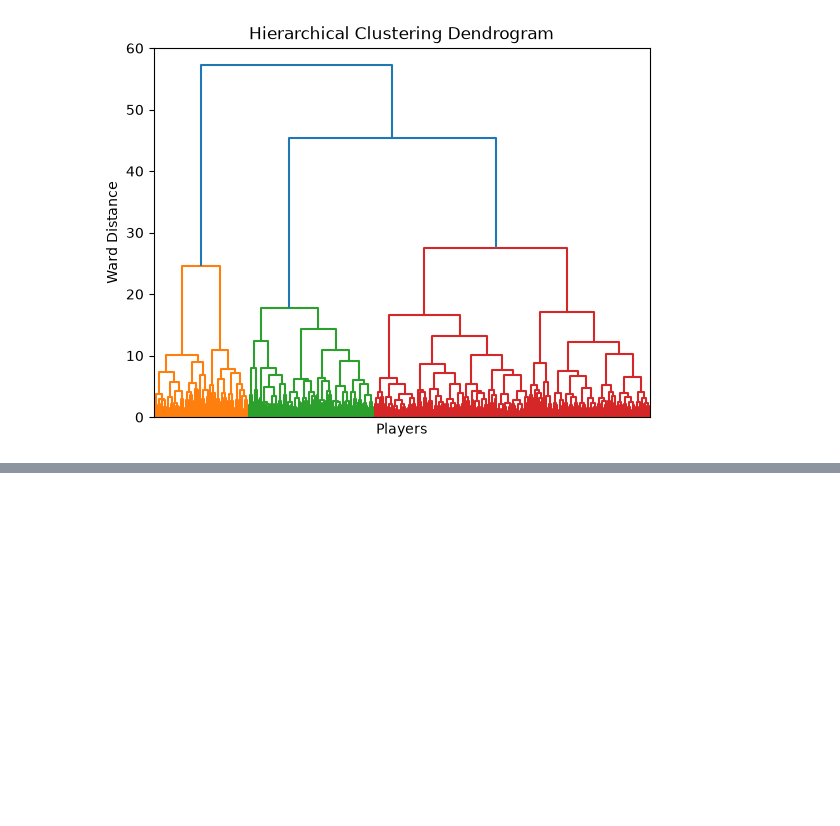
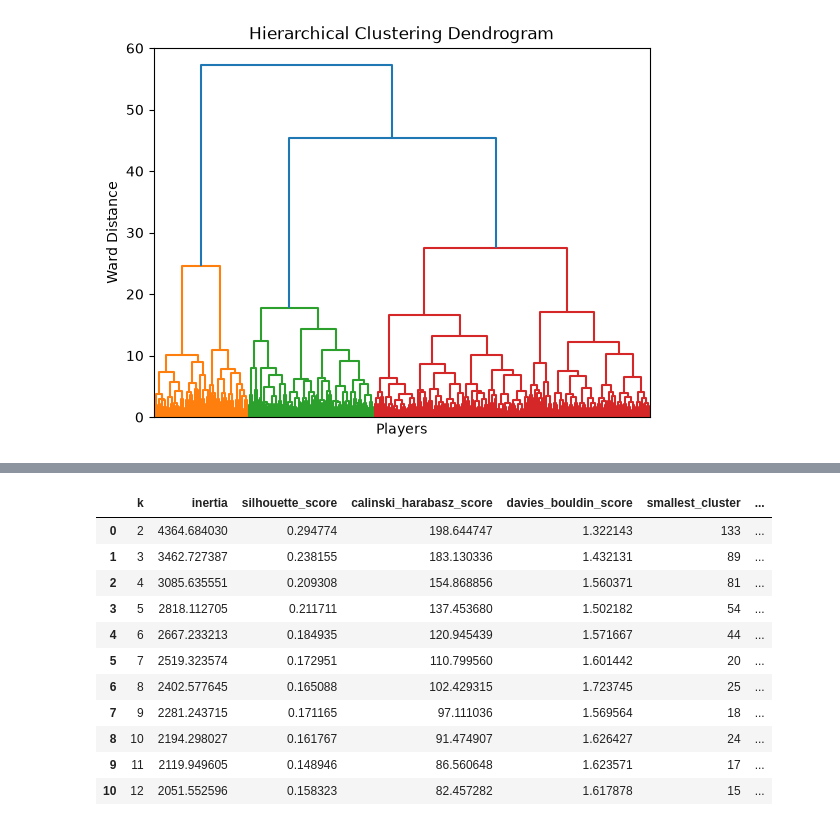
Before and after one commit to alex-abrego/nba-player-archetype-analysis, a Jupyter notebook: notebooks/04_model_selection.ipynb, the cells around one changed output, grey strips where cells are left out. Drawn from its saved outputs; the diff is of its cells as text; code cells hidden in the pictures; blank space fills up the shorter version.

```diff
--- a/notebooks/04_model_selection.ipynb
+++ b/notebooks/04_model_selection.ipynb
@@ -880,0 +991,48 @@ plt.show()
+# %%
+X_log = X.copy()
+skewed_features = [
+    "POT_AST_PER_100",
+    "DRIVES_PER_100",
+    "PULL_UP_FGA_PER_100",
+    "PAINT_TOUCHES_PER_100",
+    "SCREEN_AST_PER_100",
+    "BLK_PCT",
+    "BOXOUTS_PER_100",
+    "MIDRANGE_FGA_RATE"
+]
+
+for feature in skewed_features:
+    X_log[feature] = np.log1p(X_log[feature])
+
+X_log_scaled = StandardScaler().fit_transform(X_log)
+# %%
+kmeans_results_log = []
+
+for k in k_values:
+    model_log = KMeans(n_clusters=k, random_state=28, n_init=20)
+    labels_log = model_log.fit_predict(X_log_scaled)
+    kmeans_results_log.append({
+        "k": k,
+        "inertia": model_log.inertia_,
+        "silhouette_score": silhouette_score(X_log_scaled, labels_log),
+        "calinski_harabasz_score": calinski_harabasz_score(X_log_scaled, labels_log),
+        "davies_bouldin_score": davies_bouldin_score(X_log_scaled, labels_log),
+        "smallest_cluster": pd.Series(labels_log).value_counts().min(),
+        "largest_cluster": pd.Series(labels_log).value_counts().max()
+    })
+
+kmeans_results_log = pd.DataFrame(kmeans_results_log)
+kmeans_results_log
+# %% [output]
+|  | k | inertia | silhouette_score | calinski_harabasz_score | davies_bouldin_score | smallest_cluster | ... |
+| 0 | 2 | 4364.684030 | 0.294774 | 198.644747 | 1.322143 | 133 | ... |
+| 1 | 3 | 3462.727387 | 0.238155 | 183.130336 | 1.432131 | 89 | ... |
+| 2 | 4 | 3085.635551 | 0.209308 | 154.868856 | 1.560371 | 81 | ... |
+| 3 | 5 | 2818.112705 | 0.211711 | 137.453680 | 1.502182 | 54 | ... |
+| 4 | 6 | 2667.233213 | 0.184935 | 120.945439 | 1.571667 | 44 | ... |
+| 5 | 7 | 2519.323574 | 0.172951 | 110.799560 | 1.601442 | 20 | ... |
+| 6 | 8 | 2402.577645 | 0.165088 | 102.429315 | 1.723745 | 25 | ... |
+| 7 | 9 | 2281.243715 | 0.171165 | 97.111036 | 1.569564 | 18 | ... |
+| 8 | 10 | 2194.298027 | 0.161767 | 91.474907 | 1.626427 | 24 | ... |
+| 9 | 11 | 2119.949605 | 0.148946 | 86.560648 | 1.623571 | 17 | ... |
+| 10 | 12 | 2051.552596 | 0.158323 | 82.457282 | 1.617878 | 15 | ... |
```
Also changed, not shown: parts of 12 cells of this notebook.
